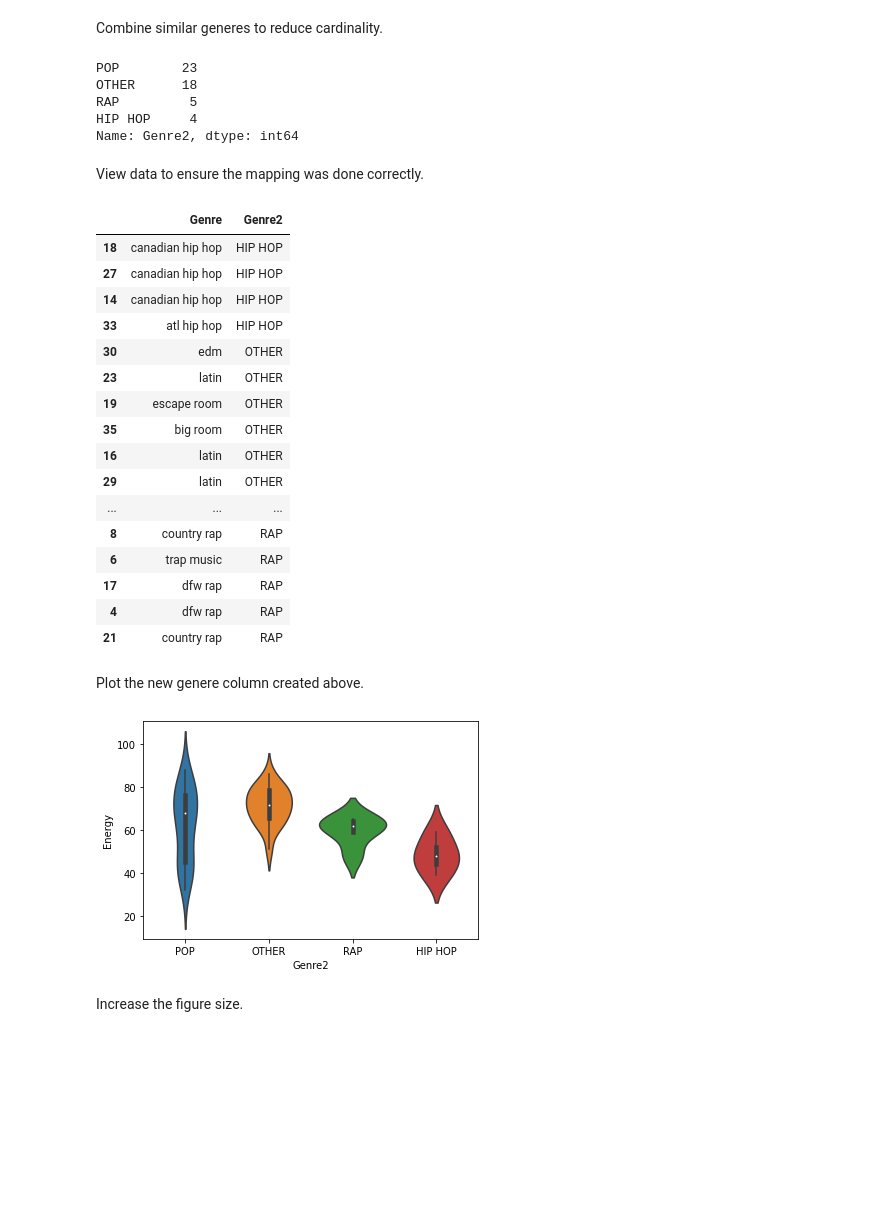
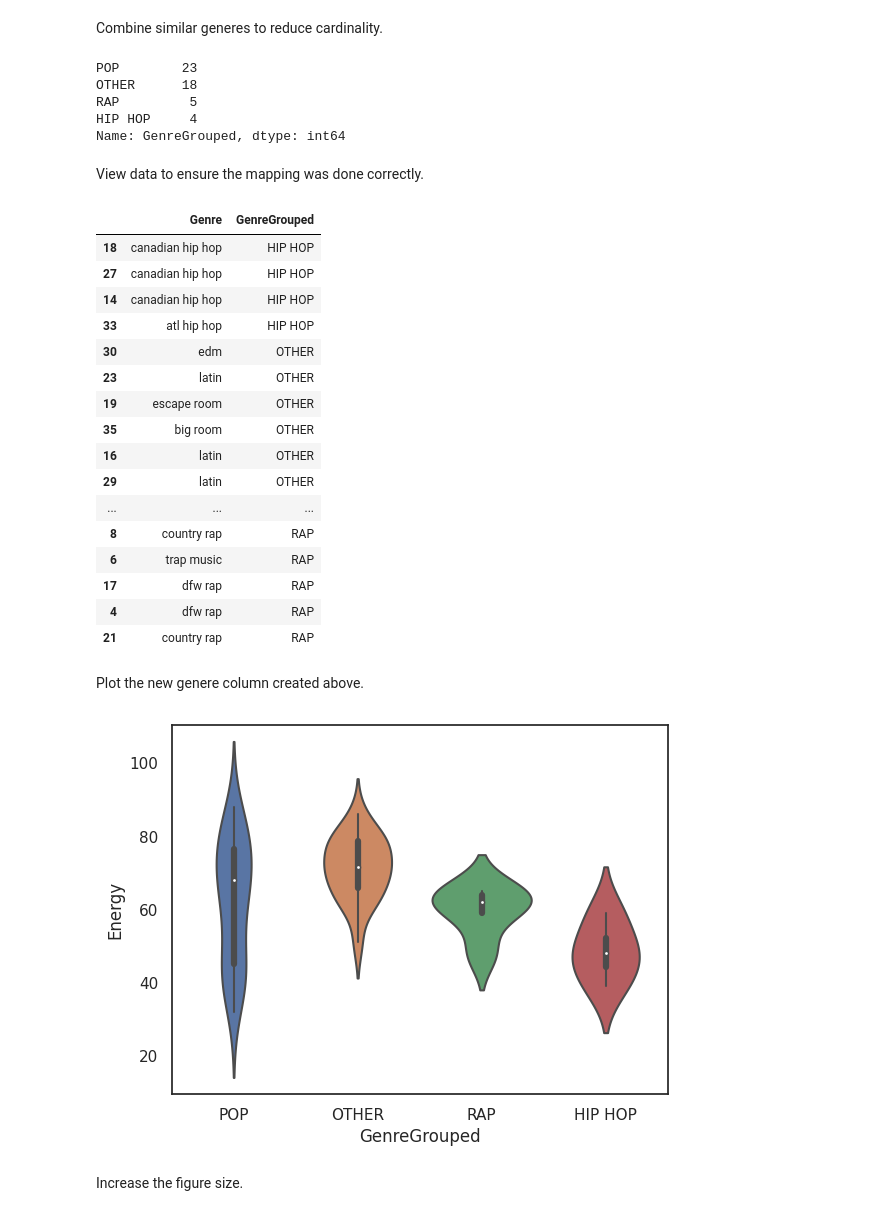
Before and after one commit to vishal-git/dapt-631, a Jupyter notebook: notebooks/03_intro_pandas_eda.ipynb, the cells around one changed output. Drawn from its saved outputs; the diff is of its cells as text; code cells hidden in the pictures; blank space fills up the shorter version.

```diff
--- a/notebooks/03_intro_pandas_eda.ipynb
+++ b/notebooks/03_intro_pandas_eda.ipynb
@@ -145,6 +145,7 @@ Plot the correlation matrix.
 # import necessary packages
 import matplotlib.pyplot as plt
 import seaborn as sns
+sns.set_theme(style='white')
 
 # if needed, enable inline plots
 plt.ion()
@@ -449,23 +443,23 @@ Combine similar generes to reduce cardinality.
 # %%
 import numpy as np
 
-df.loc[:, 'Genre2'] = np.where(df.Genre.str.contains('pop'), 'POP',
+df.loc[:, 'GenreGrouped'] = np.where(df.Genre.str.contains('pop'), 'POP',
                         np.where(df.Genre.str.contains('hip hop'), 'HIP HOP',
                                 np.where(df.Genre.str.contains('rap'), 'RAP', 'OTHER')))
 
-df.Genre2.value_counts()
+df.GenreGrouped.value_counts()
 # %% [output]
 POP        23
 OTHER      18
 RAP         5
 HIP HOP     4
-Name: Genre2, dtype: int64
+Name: GenreGrouped, dtype: int64
 # %% [markdown]
 View data to ensure the mapping was done correctly.
 # %%
-df[['Genre', 'Genre2']].sort_values(by='Genre2')
+df[['Genre', 'GenreGrouped']].sort_values(by='GenreGrouped')
 # %% [output]
-|  | Genre | Genre2 |
+|  | Genre | GenreGrouped |
 | 18 | canadian hip hop | HIP HOP |
 | 27 | canadian hip hop | HIP HOP |
 | 14 | canadian hip hop | HIP HOP |
@@ -485,11 +479,11 @@ df[['Genre', 'Genre2']].sort_values(by='Genre2')
 # %% [markdown]
 Plot the new genere column created above.
 # %%
-sns.violinplot(x='Genre2', y='Energy', data=df)
+sns.violinplot(x='GenreGrouped', y='Energy', data=df)
 
 plt.show();
 # %% [output]
-[figure, old version]
+[figure, new version]
 # %% [markdown]
 Increase the figure size.
 # %%
```
Also changed, not shown: parts of 42 cells of this notebook, 3 other files.
